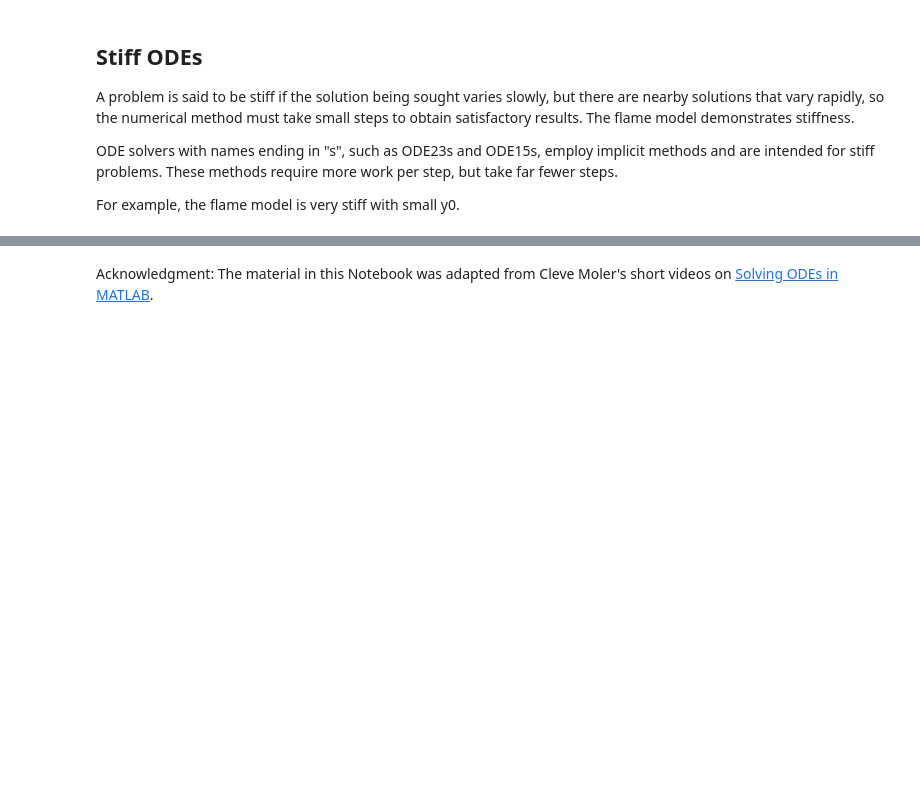
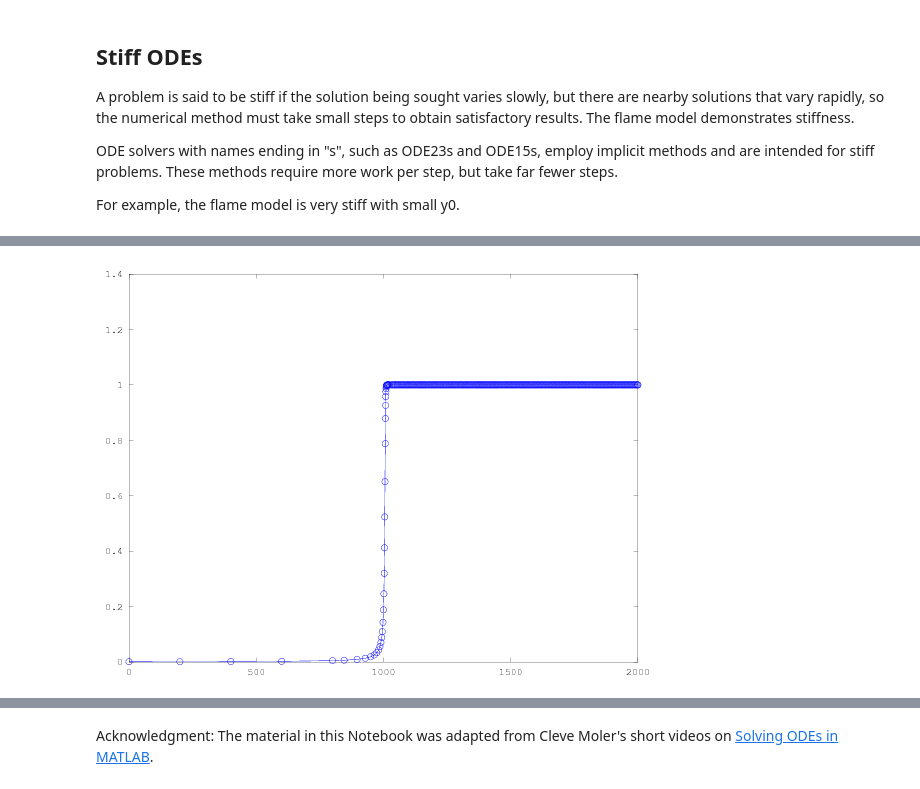
Before and after one commit to AndresSepulveda/octave-notes, a Jupyter notebook: octave-odes.ipynb, the cells around one changed output, grey strips where cells are left out. Saved outputs shown, nothing was run; the diff lists cells and outputs as text; code cells hidden in the pictures; blank space fills up the shorter version.

```diff
--- a/octave-odes.ipynb
+++ b/octave-odes.ipynb
@@ -440,4 +473,6 @@ opts = odeset;
 opts.RelTol = 1.e-5;
 
 % Solve using ODE45
-ode45(F, [0, tfinal], y0, opts);
+[ts, ys] = ode45(F, [0, tfinal], y0, opts);
+plot(ts, ys, '-o')
+# %% [output]
@@ -444,2 +484,3 @@ ode45(F, [0, tfinal], y0, opts);
+[figure, added]
 # %%
 % Solve using ode23s
```
Also changed, not shown: parts of 13 cells of this notebook, 6 other files.
